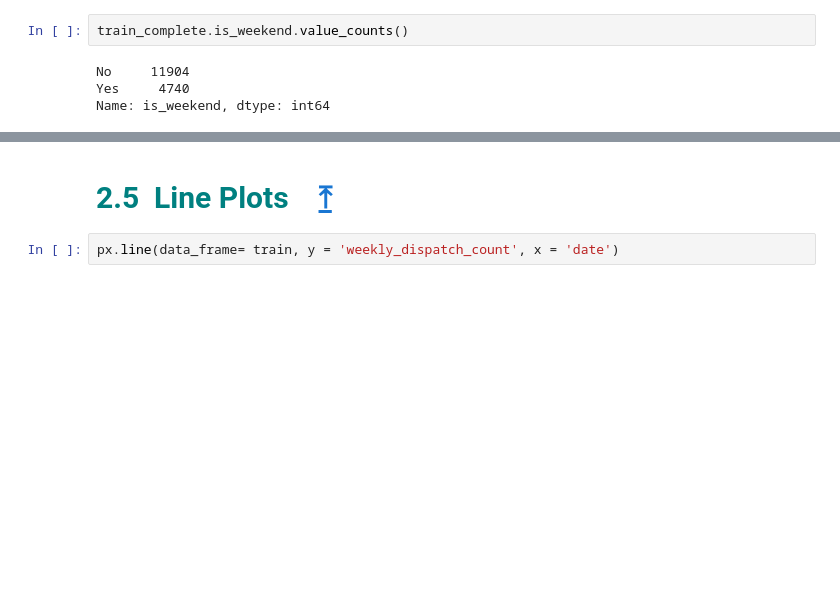
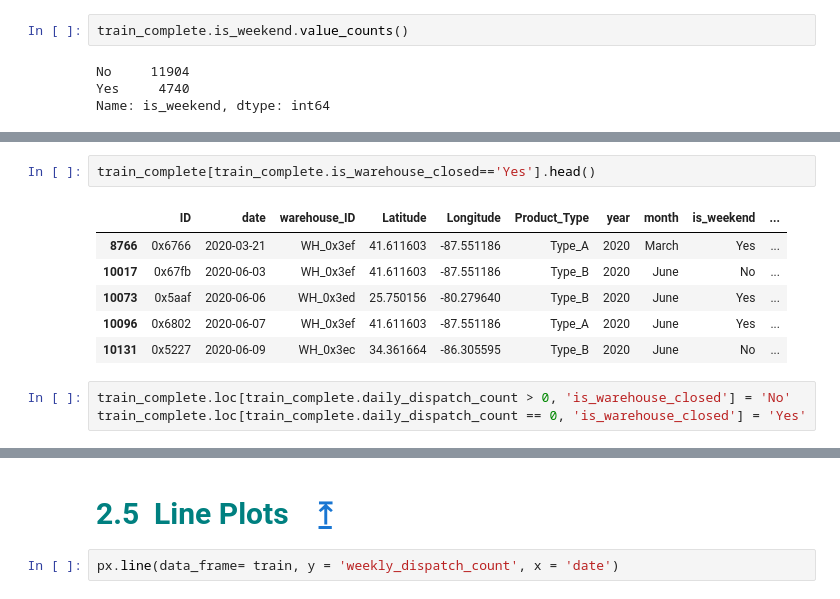
Before and after one commit to piyumaha12/Tredence-Data-Scientist-Hackathon, a Jupyter notebook: demand_forecasting.ipynb, the cells around one changed output, grey strips where cells are left out. Drawn from its saved outputs; the diff is of its cells as text; blank space fills up the shorter version.

```diff
--- a/demand_forecasting.ipynb
+++ b/demand_forecasting.ipynb
@@ -460,0 +456,12 @@ sns.countplot(data = train_complete, x = 'is_warehouse_closed', hue='is_weekend'
+# %%
+train_complete[train_complete.is_warehouse_closed=='Yes'].head()
+# %% [output]
+|  | ID | date | warehouse_ID | Latitude | Longitude | Product_Type | year | month | is_weekend | ... |
+| 8766 | 0x6766 | 2020-03-21 | WH_0x3ef | 41.611603 | -87.551186 | Type_A | 2020 | March | Yes | ... |
+| 10017 | 0x67fb | 2020-06-03 | WH_0x3ef | 41.611603 | -87.551186 | Type_B | 2020 | June | No | ... |
+| 10073 | 0x5aaf | 2020-06-06 | WH_0x3ed | 25.750156 | -80.279640 | Type_B | 2020 | June | Yes | ... |
+| 10096 | 0x6802 | 2020-06-07 | WH_0x3ef | 41.611603 | -87.551186 | Type_A | 2020 | June | Yes | ... |
+| 10131 | 0x5227 | 2020-06-09 | WH_0x3ec | 34.361664 | -86.305595 | Type_B | 2020 | June | No | ... |
+# %%
+train_complete.loc[train_complete.daily_dispatch_count > 0, 'is_warehouse_closed'] = 'No'
+train_complete.loc[train_complete.daily_dispatch_count == 0, 'is_warehouse_closed'] = 'Yes'
```
Also changed, not shown: parts of 4 cells of this notebook.
